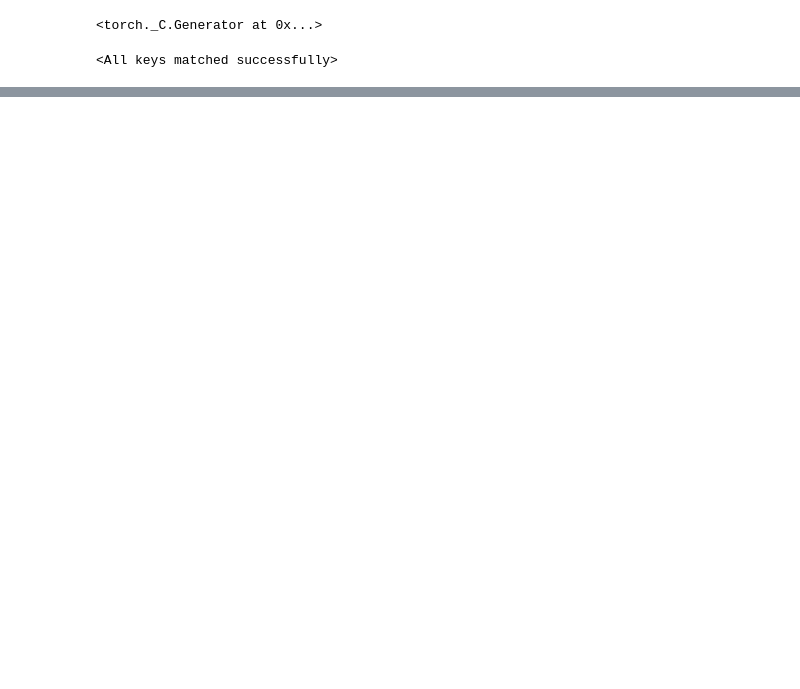
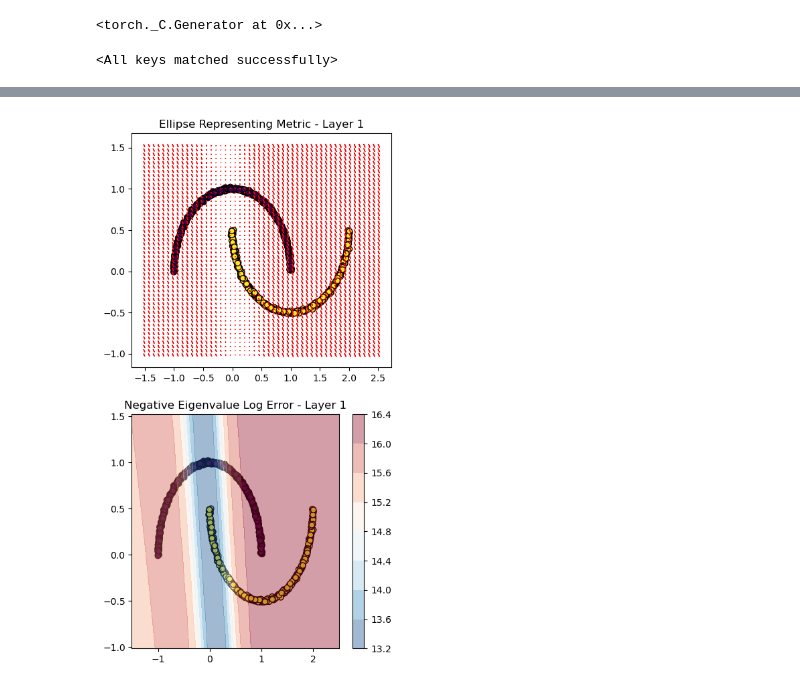
Before and after one commit to MaximilianPowers/Thesis, a Jupyter notebook: experiments/assumptions/flat_output_space/experiment.ipynb, the cells around one changed output, grey strips where cells are left out. Cells and saved outputs as stored; diff of their text form; code cells hidden in the pictures; blank space fills up the shorter version.

```diff
--- a/experiments/assumptions/flat_output_space/experiment.ipynb
+++ b/experiments/assumptions/flat_output_space/experiment.ipynb
@@ -298,0 +93,36 @@ NameError: name 'transform_christoffel_symbols' is not defined
+# %%
+layer = 1
+Ricci_tensor = torch.from_numpy(Ricci).float()
+eigenvalues, eigenvectors = torch.linalg.eigh(Ricci_tensor)
+eigenvalues = eigenvalues.detach().numpy()
+errors = np.log(1-eigenvalues[:,0] * (eigenvalues[:, 0] < 0))
+eigenvalues = eigenvalues * (eigenvalues > 0)
+eigenvalues = np.sqrt(eigenvalues)
+eigenvectors = eigenvectors.detach().numpy()
+
+fig, ax = plt.subplots(2, 1, figsize=(5, 10))
+
+ax[0].scatter(activations_np[0][:, 0], activations_np[0][:, 1], c=dataset.y, edgecolors='k')
+ax[0].set_title(f'Ellipse Representing Metric - Layer {layer}')
+max_x, max_y = np.max(xy_grid[:, 0]), np.max(xy_grid[:, 1])
+min_x, min_y = np.min(xy_grid[:, 0]), np.min(xy_grid[:, 1])
+max_g_0, max_g_1 = np.max(eigenvalues[:, 0]), np.max(eigenvalues[:, 1])
+eigenvalues[:, 0] = eigenvalues[:, 0]/(max_g_0 + 1e-5)
+eigenvalues[:, 1] = eigenvalues[:, 1]/(max_g_1 + 1e-5)
+eigenvalues = (eigenvalues * np.array([max_x - min_x, max_y - min_y]) )/ N
+for indx, (point, eigenvals, eigenvecs) in enumerate(zip(xy_grid, eigenvalues, eigenvectors)):
+    width, height = eigenvals
+    angle = np.degrees(np.arctan2(eigenvecs[0, 1], eigenvecs[0,0]))
+    ellipse = Ellipse(xy=point, width=width, height=height,
+                      angle=angle, edgecolor='r', facecolor='none')
+    ax[0].add_patch(ellipse)
+xx = xy_grid[:, 0].reshape(N, N)
+yy = xy_grid[:, 1].reshape(N, N)
+Z = errors.reshape(N, N)
+ax[1].scatter(activations_np[0][:, 0], activations_np[0][:, 1], c=dataset.y, edgecolors='k')
+ax[1].set_title(f'Negative Eigenvalue Log Error - Layer {layer}')
+contour = ax[1].contourf(xx, yy, Z, alpha=0.4, cmap="RdBu_r")
+plt.colorbar(contour)
+plt.savefig("figures/underfit_ricci.png")
+# %% [output]
+[figure, added]
```
Also changed, not shown: parts of 18 cells of this notebook, 20 other files.
